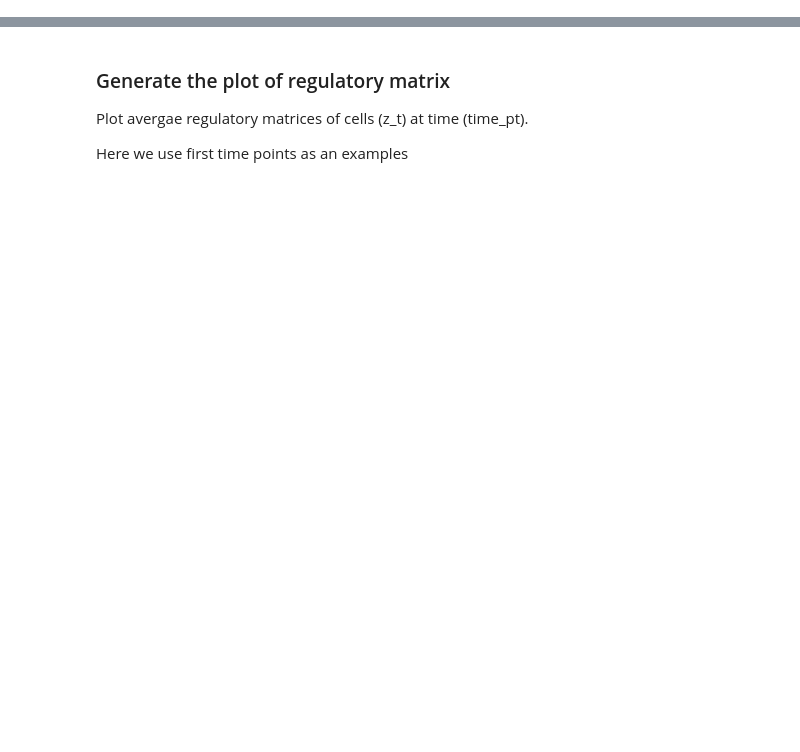
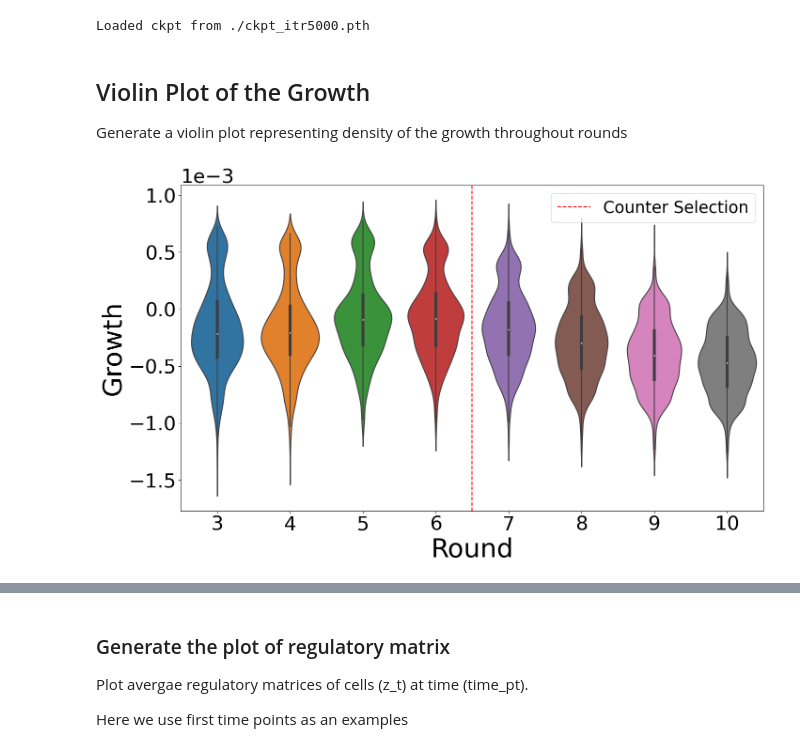
Before and after one commit to coda289/TIGON, a Jupyter notebook: Notebooks/Visualization.ipynb, the cells around one changed output, grey strips where cells are left out. Cells and saved outputs as stored; diff of their text form; code cells hidden in the pictures; blank space fills up the shorter version.

```diff
--- a/Notebooks/Visualization.ipynb
+++ b/Notebooks/Visualization.ipynb
@@ -48,26 +23,36 @@ torch.enable_grad()
 random.seed(args.seed)
 torch.manual_seed(args.seed)
 
+
+# Load the object from the .pkl file
+pca = joblib.load(f"{args.save_dir}/pca_info_edit.pkl")
+
 device = torch.device('cuda:' + str(args.gpu)
                         if torch.cuda.is_available() else 'cpu')
 # load dataset
 integral_time = args.timepoints
-data_train,count_train=loaddata_selex(args,device)
 
-time_pts = range(len(data_train))
-leave_1_out = []
-train_time = [x for i,x in enumerate(time_pts) if i!=leave_1_out]
-
+integral_time = args.timepoints
+data_train,count_train,max=loaddata_selex(args,device)
 
 # model
-func = UOT(in_out_dim=data_train[0].shape[1], hidden_dim=args.hidden_dim,n_hiddens=args.n_hiddens,activation=args.activation).to(device)
+func = UOT(in_out_dim=30, hidden_dim=args.hidden_dim,n_hiddens=args.n_hiddens,activation=args.activation).to(device)#data_train[0].shape[1]
 
 # load trained networks
 if args.save_dir is not None:
     if not os.path.exists(args.save_dir):
         os.makedirs(args.save_dir)
-    ckpt_path = os.path.join(args.save_dir, 'ckpt_EMT.pth')
+    ckpt_path = os.path.join(args.save_dir, f'ckpt_itr{args.last}.pth')
     if os.path.exists(ckpt_path):
         checkpoint = torch.load(ckpt_path,map_location=torch.device('cpu'))
         func.load_state_dict(checkpoint['func_state_dict'])
         print('Loaded ckpt from {}'.format(ckpt_path))
+# %% [output]
+Loaded ckpt from ./ckpt_itr5000.pth
+# %% [markdown]
+## Violin Plot of the Growth
+Generate a violin plot representing density of the growth throughout rounds
+# %%
+g_xt=plot_growth_v(func,data_train,count_train,integral_time,device)
+# %% [output]
+[figure, added]
```
Also changed, not shown: parts of 17 cells of this notebook, 9 other files.
